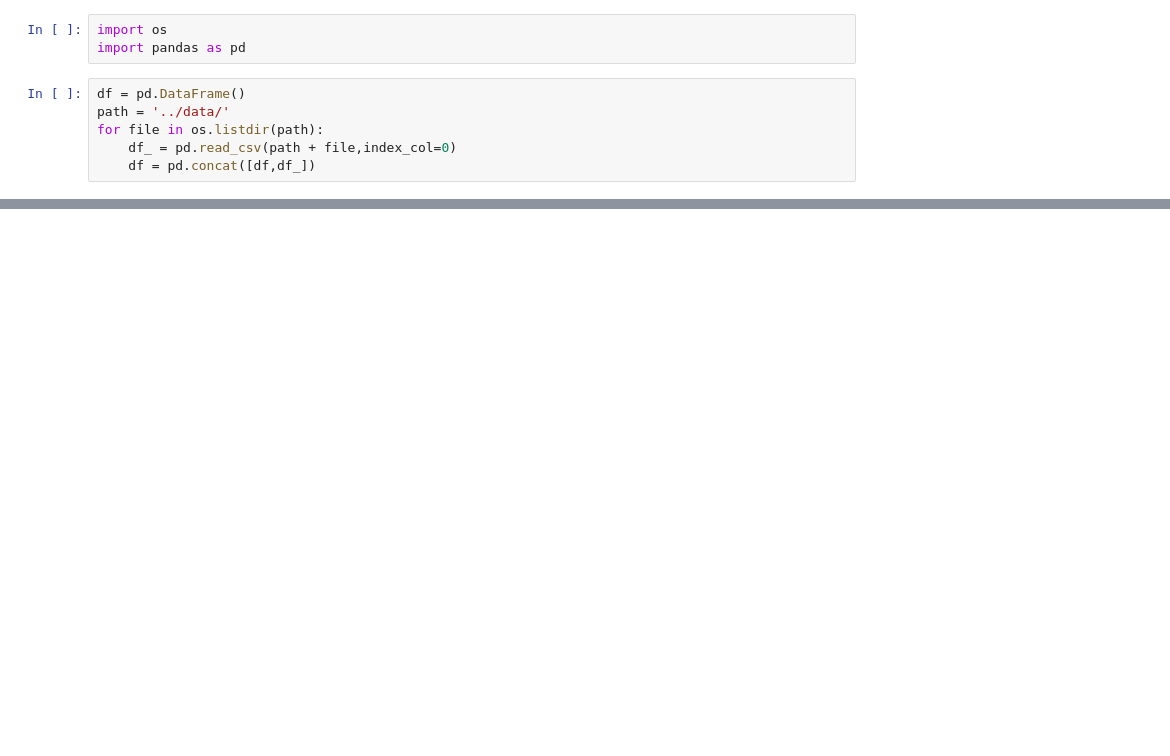
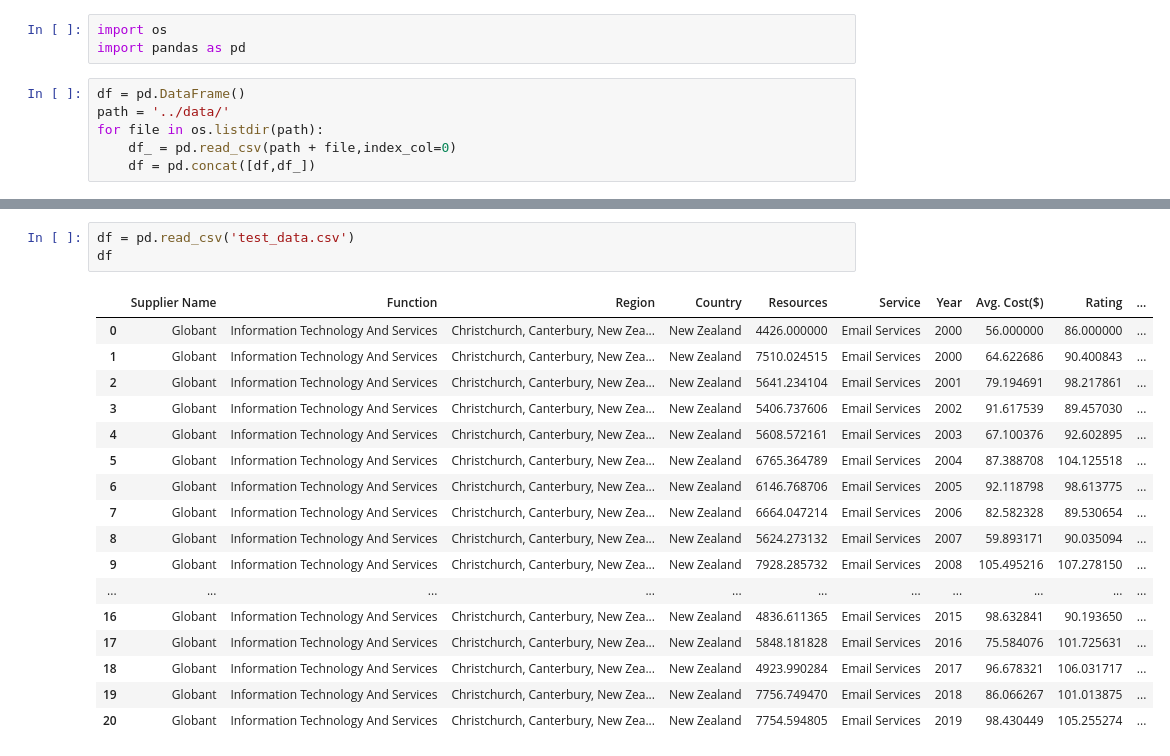
Before and after one commit to yashgawankar/Syndrome, a Jupyter notebook: modules/Untitled.ipynb, the cells around one changed output, grey strips where cells are left out. Saved outputs shown, nothing was run; the diff lists cells and outputs as text; blank space fills up the shorter version.

```diff
--- a/modules/Untitled.ipynb
+++ b/modules/Untitled.ipynb
@@ -70,0 +125,21 @@ ModuleNotFoundError: No module named 'tensorflow'
+# %%
+df = pd.read_csv('test_data.csv')
+df
+# %% [output]
+|  | Supplier Name | Function | Region | Country | Resources | Service | Year | Avg. Cost($) | Rating | ... |
+| 0 | Globant | Information Technology And Services | Christchurch, Canterbury, New Zea... | New Zealand | 4426.000000 | Email Services | 2000 | 56.000000 | 86.000000 | ... |
+| 1 | Globant | Information Technology And Services | Christchurch, Canterbury, New Zea... | New Zealand | 7510.024515 | Email Services | 2000 | 64.622686 | 90.400843 | ... |
+| 2 | Globant | Information Technology And Services | Christchurch, Canterbury, New Zea... | New Zealand | 5641.234104 | Email Services | 2001 | 79.194691 | 98.217861 | ... |
+| 3 | Globant | Information Technology And Services | Christchurch, Canterbury, New Zea... | New Zealand | 5406.737606 | Email Services | 2002 | 91.617539 | 89.457030 | ... |
+| 4 | Globant | Information Technology And Services | Christchurch, Canterbury, New Zea... | New Zealand | 5608.572161 | Email Services | 2003 | 67.100376 | 92.602895 | ... |
+| 5 | Globant | Information Technology And Services | Christchurch, Canterbury, New Zea... | New Zealand | 6765.364789 | Email Services | 2004 | 87.388708 | 104.125518 | ... |
+| 6 | Globant | Information Technology And Services | Christchurch, Canterbury, New Zea... | New Zealand | 6146.768706 | Email Services | 2005 | 92.118798 | 98.613775 | ... |
+| 7 | Globant | Information Technology And Services | Christchurch, Canterbury, New Zea... | New Zealand | 6664.047214 | Email Services | 2006 | 82.582328 | 89.530654 | ... |
+| 8 | Globant | Information Technology And Services | Christchurch, Canterbury, New Zea... | New Zealand | 5624.273132 | Email Services | 2007 | 59.893171 | 90.035094 | ... |
+| 9 | Globant | Information Technology And Services | Christchurch, Canterbury, New Zea... | New Zealand | 7928.285732 | Email Services | 2008 | 105.495216 | 107.278150 | ... |
+| ... | ... | ... | ... | ... | ... | ... | ... | ... | ... | ... |
+| 16 | Globant | Information Technology And Services | Christchurch, Canterbury, New Zea... | New Zealand | 4836.611365 | Email Services | 2015 | 98.632841 | 90.193650 | ... |
+| 17 | Globant | Information Technology And Services | Christchurch, Canterbury, New Zea... | New Zealand | 5848.181828 | Email Services | 2016 | 75.584076 | 101.725631 | ... |
+| 18 | Globant | Information Technology And Services | Christchurch, Canterbury, New Zea... | New Zealand | 4923.990284 | Email Services | 2017 | 96.678321 | 106.031717 | ... |
+| 19 | Globant | Information Technology And Services | Christchurch, Canterbury, New Zea... | New Zealand | 7756.749470 | Email Services | 2018 | 86.066267 | 101.013875 | ... |
+| 20 | Globant | Information Technology And Services | Christchurch, Canterbury, New Zea... | New Zealand | 7754.594805 | Email Services | 2019 | 98.430449 | 105.255274 | ... |
```
Also changed, not shown: parts of 6 cells of this notebook, 2 other files.
